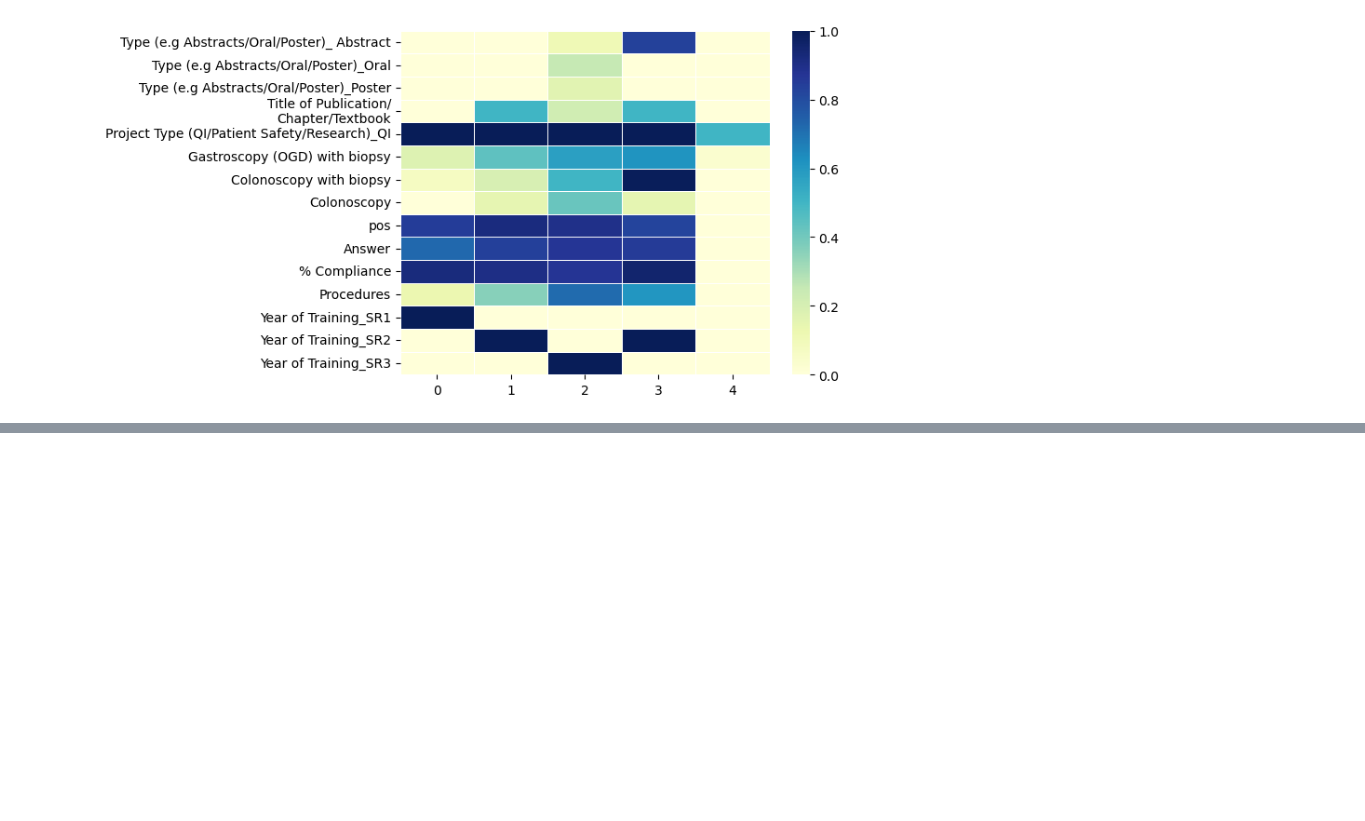
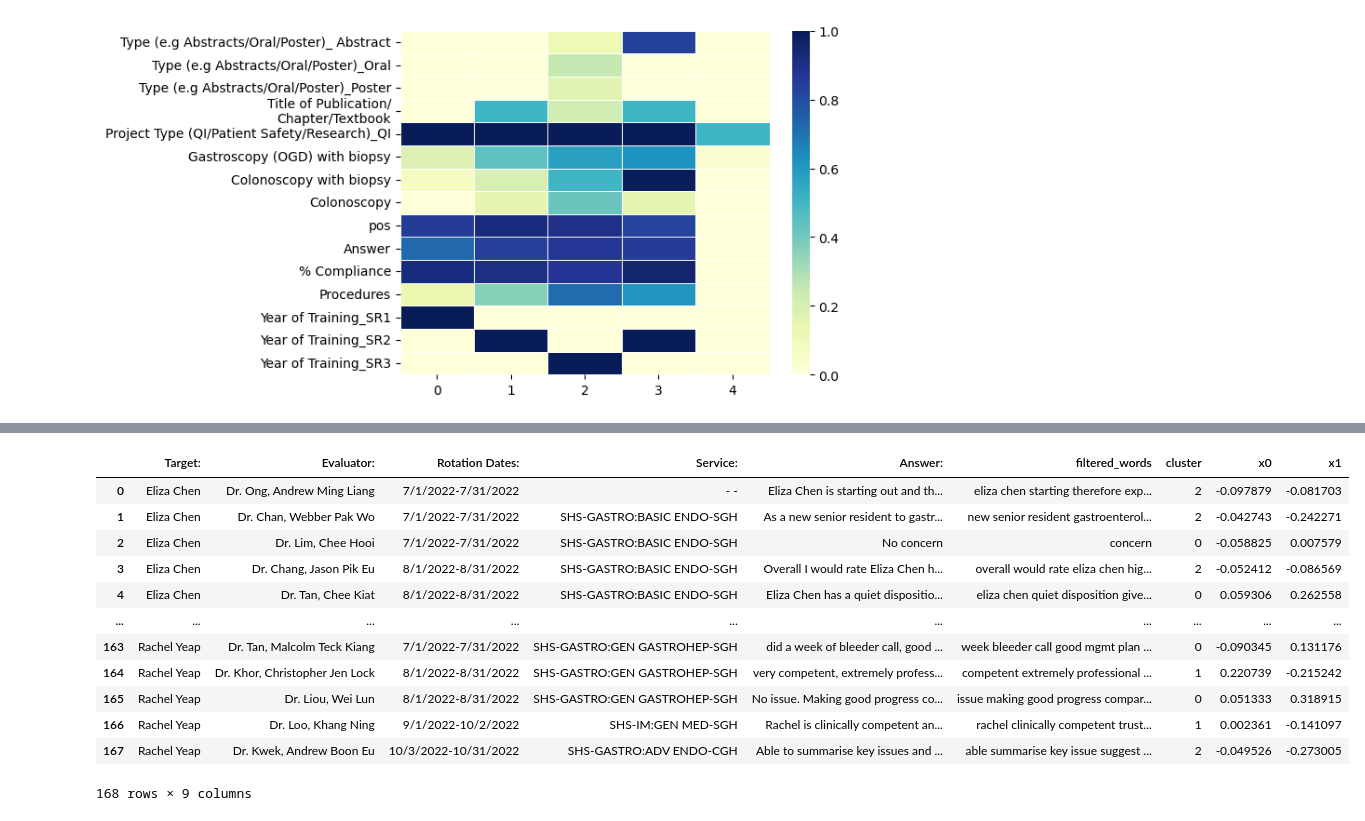
Before and after one commit to dracolim/FYP-GoodHealth, a Jupyter notebook: ML/sentiment analysis/sentiment+cluster.ipynb, the cells around one changed output, grey strips where cells are left out. Saved outputs shown, nothing was run; the diff lists cells and outputs as text; code cells hidden in the pictures; blank space fills up the shorter version.

```diff
--- a/ML/sentiment analysis/sentiment+cluster.ipynb
+++ b/ML/sentiment analysis/sentiment+cluster.ipynb
@@ -1683,0 +1809,6 @@ sns.heatmap(clust_means.T,  linewidths=.5, cmap="YlGnBu")
+# %%
+# initialize the vectorizer
+vectorizer = TfidfVectorizer(sublinear_tf=True, min_df=5, max_df=0.95)
+# fit_transform applies TF-IDF to clean texts - we save the array of vectors in X
+X = vectorizer.fit_transform(comments_df['filtered_words'])
+X.toarray()
@@ -1683,0 +1872,16 @@ sns.heatmap(clust_means.T,  linewidths=.5, cmap="YlGnBu")
+# %%
+comments_df
+# %% [output]
+|  | Target: | Evaluator: | Rotation Dates: | Service: | Answer: | filtered_words | cluster | x0 | x1 |
+| 0 | Eliza Chen | Dr. Ong, Andrew Ming Liang | 7/1/2022-7/31/2022 | - - | Eliza Chen is starting out and th... | eliza chen starting therefore exp... | 2 | -0.097879 | -0.081703 |
+| 1 | Eliza Chen | Dr. Chan, Webber Pak Wo | 7/1/2022-7/31/2022 | SHS-GASTRO:BASIC ENDO-SGH | As a new senior resident to gastr... | new senior resident gastroenterol... | 2 | -0.042743 | -0.242271 |
+| 2 | Eliza Chen | Dr. Lim, Chee Hooi | 7/1/2022-7/31/2022 | SHS-GASTRO:BASIC ENDO-SGH | No concern | concern | 0 | -0.058825 | 0.007579 |
+| 3 | Eliza Chen | Dr. Chang, Jason Pik Eu | 8/1/2022-8/31/2022 | SHS-GASTRO:BASIC ENDO-SGH | Overall I would rate Eliza Chen h... | overall would rate eliza chen hig... | 2 | -0.052412 | -0.086569 |
+| 4 | Eliza Chen | Dr. Tan, Chee Kiat | 8/1/2022-8/31/2022 | SHS-GASTRO:BASIC ENDO-SGH | Eliza Chen has a quiet dispositio... | eliza chen quiet disposition give... | 0 | 0.059306 | 0.262558 |
+| ... | ... | ... | ... | ... | ... | ... | ... | ... | ... |
+| 163 | Rachel Yeap | Dr. Tan, Malcolm Teck Kiang | 7/1/2022-7/31/2022 | SHS-GASTRO:GEN GASTROHEP-SGH | did a week of bleeder call, good ... | week bleeder call good mgmt plan ... | 0 | -0.090345 | 0.131176 |
+| 164 | Rachel Yeap | Dr. Khor, Christopher Jen Lock | 8/1/2022-8/31/2022 | SHS-GASTRO:GEN GASTROHEP-SGH | very competent, extremely profess... | competent extremely professional ... | 1 | 0.220739 | -0.215242 |
+| 165 | Rachel Yeap | Dr. Liou, Wei Lun | 8/1/2022-8/31/2022 | SHS-GASTRO:GEN GASTROHEP-SGH | No issue. Making good progress co... | issue making good progress compar... | 0 | 0.051333 | 0.318915 |
+| 166 | Rachel Yeap | Dr. Loo, Khang Ning | 9/1/2022-10/2/2022 | SHS-IM:GEN MED-SGH | Rachel is clinically competent an... | rachel clinically competent trust... | 1 | 0.002361 | -0.141097 |
+| 167 | Rachel Yeap | Dr. Kwek, Andrew Boon Eu | 10/3/2022-10/31/2022 | SHS-GASTRO:ADV ENDO-CGH | Able to summarise key issues and ... | able summarise key issue suggest ... | 2 | -0.049526 | -0.273005 |
+168 rows × 9 columns
```
Also changed, not shown: parts of 38 cells of this notebook.
